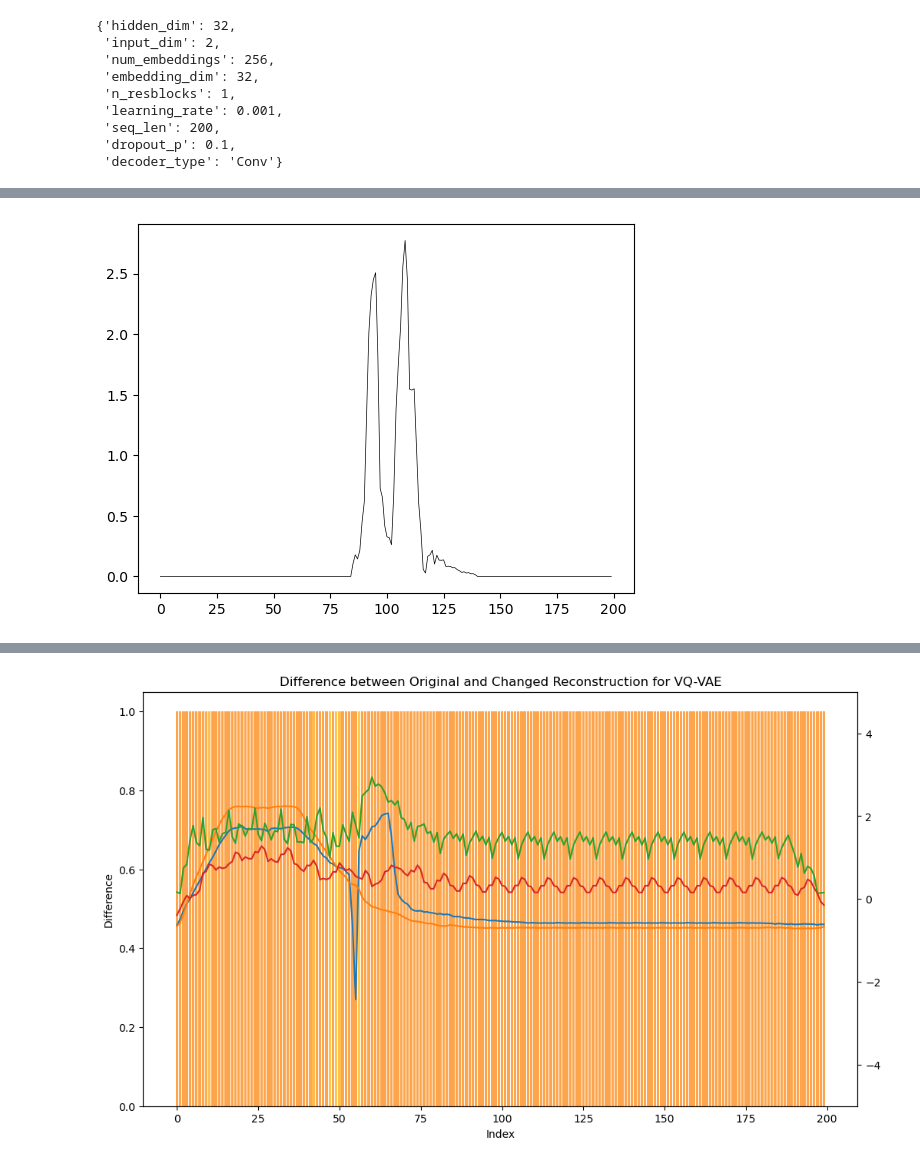
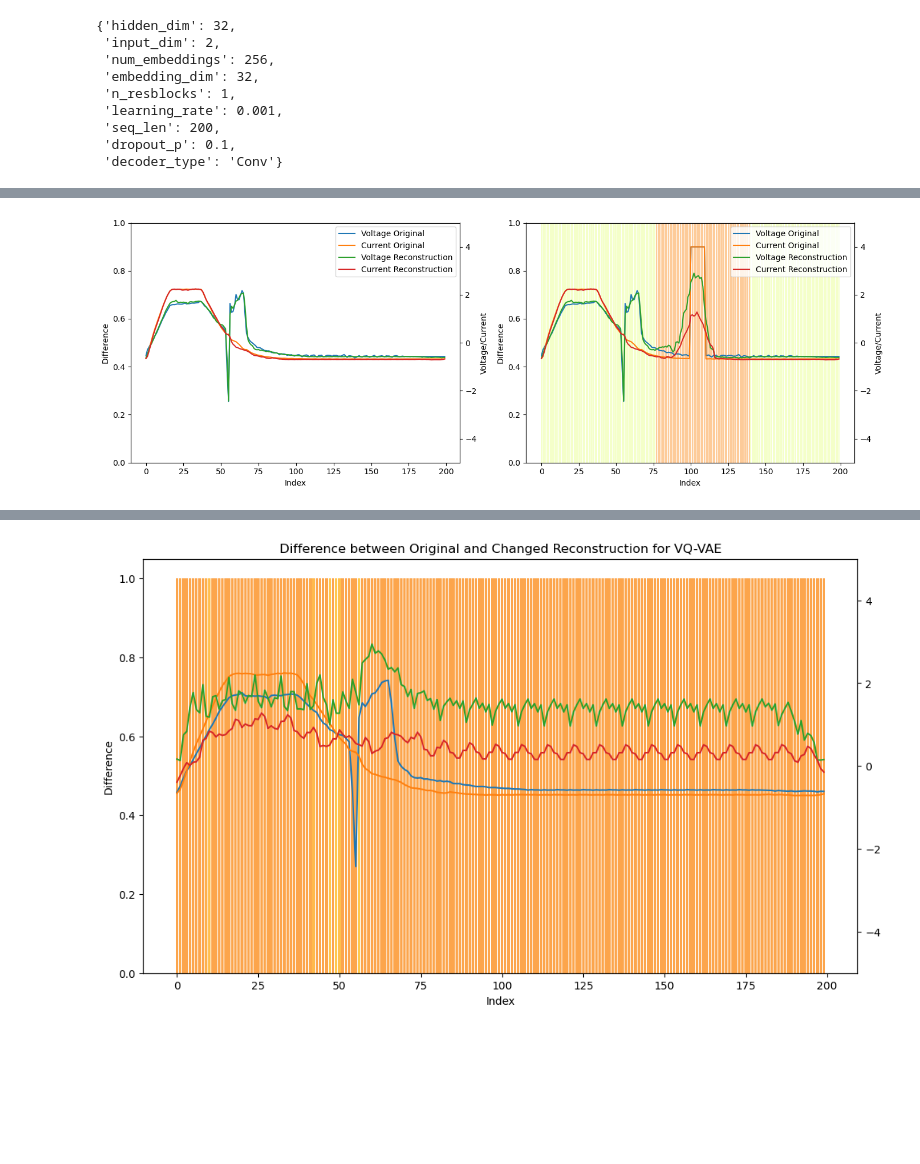
Before and after one commit to derantonin/VQ-VAE-Transformer-Arc-Welding, a Jupyter notebook: ALTERING_Experiments.ipynb, the cells around one changed output, grey strips where cells are left out. Cells and saved outputs as stored; diff of their text form; code cells hidden in the pictures; blank space fills up the shorter version.

Commit message:
AKtueller Stand Alteration

```diff
--- a/ALTERING_Experiments.ipynb
+++ b/ALTERING_Experiments.ipynb
@@ -38,7 +38,7 @@ def get_files_and_models(files: dict):
     model_dict = torch.load(model_path, map_location=torch.device('cpu'))
     hparams = model_dict['hyper_parameters']
     if files['type']=='VQ-VAE':
-        hparams.pop('logger')
+        # hparams.pop('logger')
         model = VectorQuantizedVAE(**hparams)
         model.load_state_dict(model_dict['state_dict'])
 
@@ -196,0 +252,18 @@ Originl Q-Embeddings Indices:  [228 154 149 149 149 149 100 188 120 240   3 214
+# %%
+print(current_model["codebook"].max())
+print(current_model["codebook"].min())
+print(current_model["codebook"].mean())
+print(current_model["q_emb"].max())
+print(current_model["q_emb"].min())
+# print the max value of every dimension among all q-embeddings without sorting it
+# print(current_model["codebook"].max(dim=0))
+# print(current_model["codebook"].min(dim=0))
+# print(current_model["codebook"].mean(dim=0).float())
+print(current_model["codebook"][207])
+# create a tensor with 32 values of 0.0
+zeros_t = torch.zeros(32)
+# create a tensor with 32 values of 0.1
+ones_t = torch.ones(32) * 0.1
+
+difference =current_model["codebook"][207] - ones_t
+print(difference.sum())
@@ -197,29 +281,37 @@ Originl Q-Embeddings Indices:  [228 154 149 149 149 149 100 188 120 240   3 214
 # %%
-def plot_reconstruction_difference_v3(reconstructed_original, reconstructed_changed, original, label, plot_original=False):
+def plot_reconstruction_difference_v3(reconstructed_original, reconstructed_changed, original, label, plot_original=False, column_plot=0):
     difference = torch.sum(torch.abs(reconstructed_original - reconstructed_changed), dim=1)
-    # colormap = plt.colormaps['Wistia']
+    difference_extreme = torch.where(difference > 0, 1.0, 0.0).clone().detach()
+    colormap = plt.colormaps['Wistia']
     # fig, ax = plt.subplots()
     # fig.set_size_inches(12, 7)
-    # ax2 = ax.twinx()
-    # bars = ax.bar(np.arange(len(reconstructed_original)), [1] * len(reconstructed_original), color=colormap(difference), alpha=0.7)
-    print("Difference Shape: ", difference.shape)
-    ax.plot(difference, color='black', linewidth=0.5)
-    # # ax.set_ylim(0, 1)
-    # ax2.set_ylim(-5, 5)
-    # ax.set_xlabel('Index')
-    # ax.set_ylabel('Difference')
-    # ax2.plot(reconstructed_original)
-    # ax2.plot(reconstructed_changed)
-    # # label fig
+    ax2 = ax[column_plot].twinx()
+    if plot_original: ax2.plot(original)
+    if column_plot ==1:bars = ax[column_plot].bar(np.arange(len(reconstructed_original)), [1] * len(reconstructed_original), color=colormap(difference_extreme), alpha=0.4)
+    # ax.plot(difference, color='black', linewidth=0.5)
+    ax[column_plot].set_ylim(0, 1)
+    ax2.set_ylim(-5, 5)
+    ax[column_plot].set_xlabel('Index')
+    ax[column_plot].set_ylabel('Difference')
+    ax2.set_ylabel('Voltage/Current')
+    ax2.plot(original)
+    if column_plot == 0:
+        ax2.plot(reconstructed_original)
+    else:
+        ax2.plot(reconstructed_changed)
+    # label fig
     # ax.set_title(f'Difference between Original and Changed Reconstruction for {label}')
-    # if plot_original: ax2.plot(original)
+
+    # add legend to plot
+    ax2.legend(['Voltage Original', 'Current Original', 'Voltage Reconstruction', 'Current Reconstruction'], loc='upper right')
     # plt.show()
     return difference
 
 def alter_input_data(original_data, alter_slice, alter_value, model, label, plot_altered=False, write_csv=False):
     altered_input = original_data.clone()
-    altered_input[alter_slice]=alter_value
-    # altered_input[alter_slice]=altered_input[0:50]
+    altered_input[alter_slice]=torch.tensor([alter_value, alter_value])
+    # altered_input[0:100] = original_data[100:200]
+    # print(altered_input)
     if label == "VQ-VAE":
         _, _, _, q_data, q_indices, _, _ = send_through_model(model, original_data.unsqueeze(0), reconstruct=False)
         _, _, _, changed_q_data, changed_q_indices, _, _ = send_through_model(model, altered_input.unsqueeze(0), reconstruct=False)
@@ -235,14 +327,20 @@ def alter_input_data(original_data, alter_slice, alter_value, model, label, plot
     q_data = torch.round(q_data, decimals=3)
     reconstructed_original, _= send_through_decoder(model=model, q_data=q_data, original_data = original_data, label=label)
     reconstructed_changed, _= send_through_decoder(model=model, q_data=changed_q_data, original_data = original_data, label=label)
-    if  not write_csv: difference = plot_reconstruction_difference_v3(reconstructed_original=reconstructed_original[0], reconstructed_changed=reconstructed_changed[0], original=altered_input, label=label, plot_original=plot_altered)
+    original_data_list = [original_data, altered_input]
+    for i in range(2):
+        if  not write_csv: difference = plot_reconstruction_difference_v3(reconstructed_original=reconstructed_original[0], reconstructed_changed=reconstructed_changed[0], original=original_data_list[i], label=label, plot_original=plot_altered, column_plot=i)
     difference = torch.sum(torch.abs(reconstructed_original[0] - reconstructed_changed[0]), dim=1)
 
     difference_indices = np.where(difference > 0)[0]
     # print(difference[difference_indices])
     print(difference_indices)
+    first_difference = None
+    last_difference = None
     if len(difference_indices) > 0:
         print(difference_indices[0], difference_indices[-1])
+        first_difference = difference_indices[0]
+        last_difference = difference_indices[-1]
         print("Amount of Differences: ", len(difference_indices))
     else:
         print("No Differences for ", i)
@@ -250,22 +348,25 @@ def alter_input_data(original_data, alter_slice, alter_value, model, label, plot
     print("Q Indices before: ", np.array(q_indices).reshape(q_indices.shape[0],))
     print("Q Indices after: ", np.array(changed_q_indices).reshape(q_indices.shape[0],))
     similarity = np.array(q_indices==changed_q_indices).reshape(q_indices.shape[0],)
-    print(similarity)
-    print(np.where(similarity==False))
-    print("")
+    different_indices = q_indices[~similarity].numpy().reshape(-1)
+    different_changed_indices = changed_q_indices[~similarity].numpy().reshape(-1)
+    # print(similarity)
+    # print(np.where(similarity==False))
+    # print("")
     # ergebnis_schreiben([alter_slice, original_data[alter_slice], altered_input[alter_slice], np.where(similarity==False), len(np.where(similarity==False)[0]), str(str(difference_indices[0]) + "-" + str(difference_indices[-1])), ""])
-    ergebnis_schreiben([alter_slice, alter_value, np.where(similarity==False), len(np.where(similarity==False)[0]), str(str(difference_indices[0]) + "-" + str(difference_indices[-1])), len(difference_indices)])
+    ergebnis_schreiben([alter_slice, alter_value, np.where(similarity==False)[0], different_indices, different_changed_indices, len(np.where(similarity==False)[0]), str(str(first_difference) + "-" + str(last_difference)), len(difference_indices)])
     return changed_q_data, changed_q_indices
-test_dpt = 0
+test_dpt = 3
 original_data = torch.from_numpy(train_data[test_dpt]).float()
 
-fig, ax = plt.subplots()
+fig, ax = plt.subplots(1,2)
+fig.set_size_inches(14, 5)
 
 
 import csv
 csvfile = open('result_input_altering.csv', 'w', newline='')
 writer = csv.writer(csvfile)
-writer.writerow(["Changed Input Range", "New Value", "Affected Embeddings", "Amount Affected Embeddings", "Affected Reconstruction Range", "Affected Reconstruction Datapoints"])
+writer.writerow(["Changed Input Range", "New Value", "Affected Embeddings", "Original Embeddings", "New Embeddings", "Amount Affected Embeddings", "Affected Reconstruction Range", "Affected Reconstruction Datapoints"])
 csvfile.close()
 
 def ergebnis_schreiben(my_row):
@@ -276,8 +377,12 @@ def ergebnis_schreiben(my_row):
 
 
 current_model = get_files_and_models(vqvae_v1_files)
-for i in range(100,110,10):
-    i_changed_q_data, i_changed_q_indices = alter_input_data(original_data=original_data, alter_slice=slice(i, i+10), alter_value=-5, model=current_model["model"], label="VQ-VAE", plot_altered=True, write_csv=False)
+step = 100
+# for i in range(100,200-step+1, step):
+i_changed_q_data, i_changed_q_indices = alter_input_data(original_data=original_data, alter_slice=slice(100, 110),
+                                                            alter_value=4, model=current_model["model"], label="VQ-VAE",
+                                                            plot_altered=False, write_csv=False)
 
+plt.tight_layout()
 plt.show()
 # %% [output]
@@ -299 +399 @@ Q Indices after:  [228 154 149 149 149 149 100 188 120 240   3 214 214 221  85 1
-[figure, old version]
+[figure, new version]
```
Also changed, not shown: parts of 8 cells of this notebook, 1 other file.
